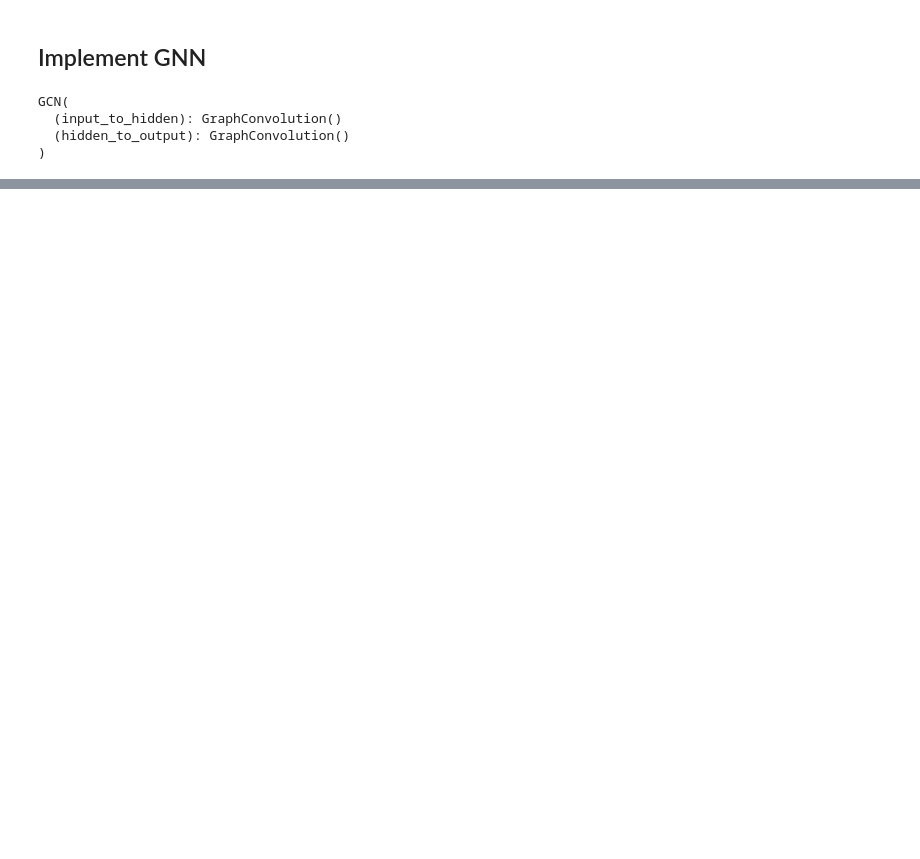
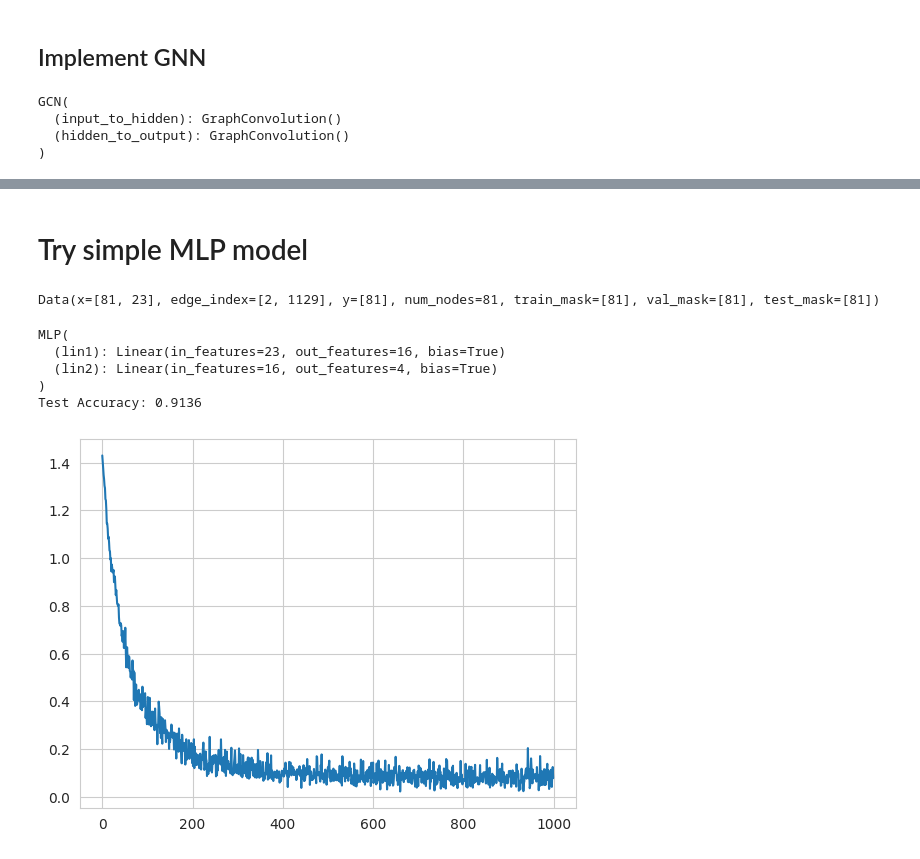
Before and after one commit to JoelLeupp/cscollab, a Jupyter notebook: backend/GNN/node_classification.ipynb, the cells around one changed output, grey strips where cells are left out. Drawn from its saved outputs; the diff is of its cells as text; code cells hidden in the pictures; blank space fills up the shorter version.

```diff
--- a/backend/GNN/node_classification.ipynb
+++ b/backend/GNN/node_classification.ipynb
@@ -369,0 +390,68 @@ tensor([[0.4790, 0.4799, 0.0467, 0.1288],
+# %% [markdown]
+# Try simple MLP model
+# %%
+from sklearn.manifold import TSNE
+from torch.nn import Linear
+import torch.nn.functional as F
+
+data = collab_to_torch(config,only_features=True,y_method=2)
+data.y = data.y.long()
+print(data)
+
+class MLP(torch.nn.Module):
+    def __init__(self, hidden_channels):
+        super().__init__()
+        torch.manual_seed(12345)
+        self.lin1 = Linear(data.num_features, hidden_channels)
+        self.lin2 = Linear(hidden_channels, 4)
+
+    def forward(self, x):
+        x = self.lin1(x)
+        x = x.relu()
+        x = F.dropout(x, p=0.5, training=self.training)
+        x = self.lin2(x)
+        return x
+# %% [output]
+Data(x=[81, 23], edge_index=[2, 1129], y=[81], num_nodes=81, train_mask=[81], val_mask=[81], test_mask=[81])
+# %%
+model = MLP(hidden_channels=16)
+print(model)
+
+criterion = torch.nn.CrossEntropyLoss()  # Define loss criterion.
+optimizer = torch.optim.Adam(model.parameters(), lr=0.01, weight_decay=5e-4)  # Define optimizer.
+
+def train():
+      model.train()
+      optimizer.zero_grad()  # Clear gradients.
+      out = model(data.x)# Perform a single forward pass.
+      loss = criterion(out[data.train_mask], data.y[data.train_mask])  # Compute the loss solely based on the training nodes.
+      loss.backward()  # Derive gradients.
+      optimizer.step()  # Update parameters based on gradients.
+      return loss
+
+def test():
+      model.eval()
+      out = model(data.x)
+      pred = out.argmax(dim=1)  # Use the class with highest probability.
+      test_correct = pred[~data.test_mask] == data.y[~data.test_mask]  # Check against ground-truth labels.
+      test_acc = int(test_correct.sum()) / int((~data.test_mask).sum())  # Derive ratio of correct predictions.
+      return test_acc
+
+epochs= 1000
+losses=[]
+for epoch in range(epochs):
+    loss = train()
+    losses.append(loss.detach().numpy())
+
+# plot evolution of loss function
+plt.plot(range(epochs), losses)
+
+test_acc = test()
+print(f'Test Accuracy: {test_acc:.4f}')
+# %% [output]
+MLP(
+  (lin1): Linear(in_features=23, out_features=16, bias=True)
+  (lin2): Linear(in_features=16, out_features=4, bias=True)
+)
+Test Accuracy: 0.9136
+[figure, added]
```
Also changed, not shown: parts of 13 cells of this notebook, 3 other files.
